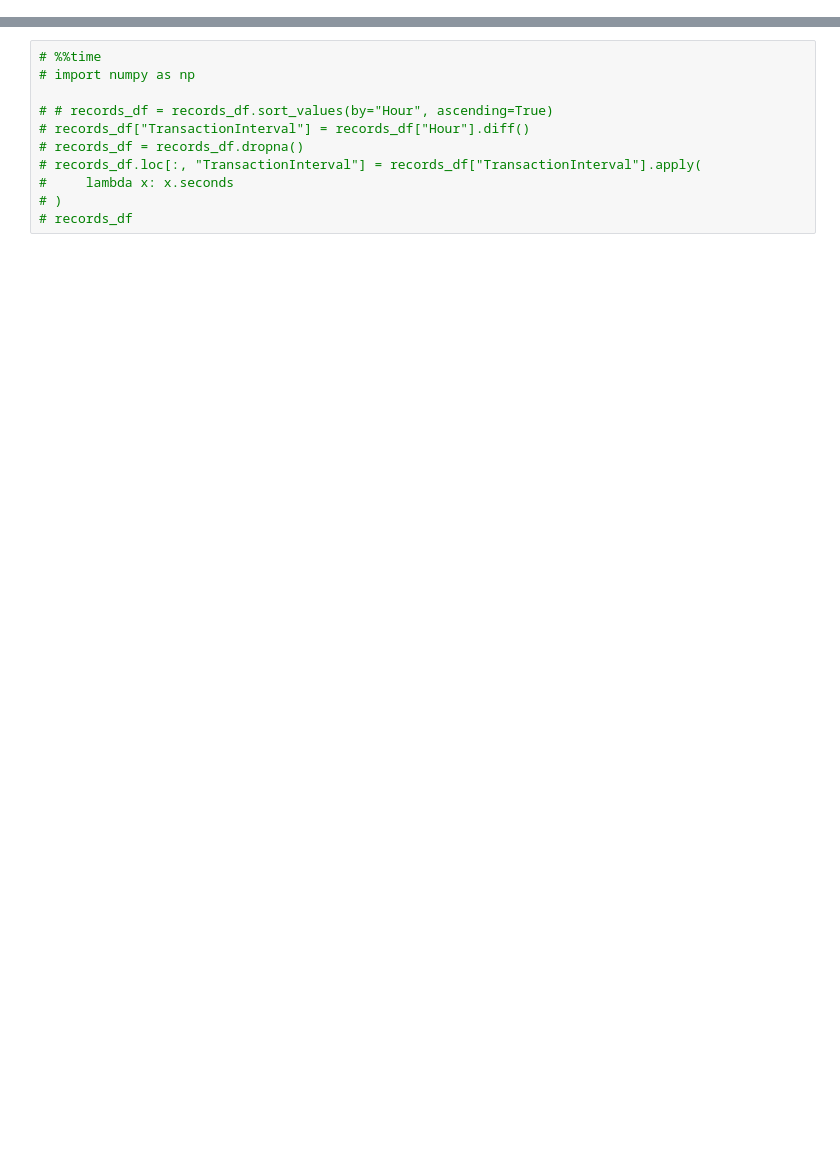
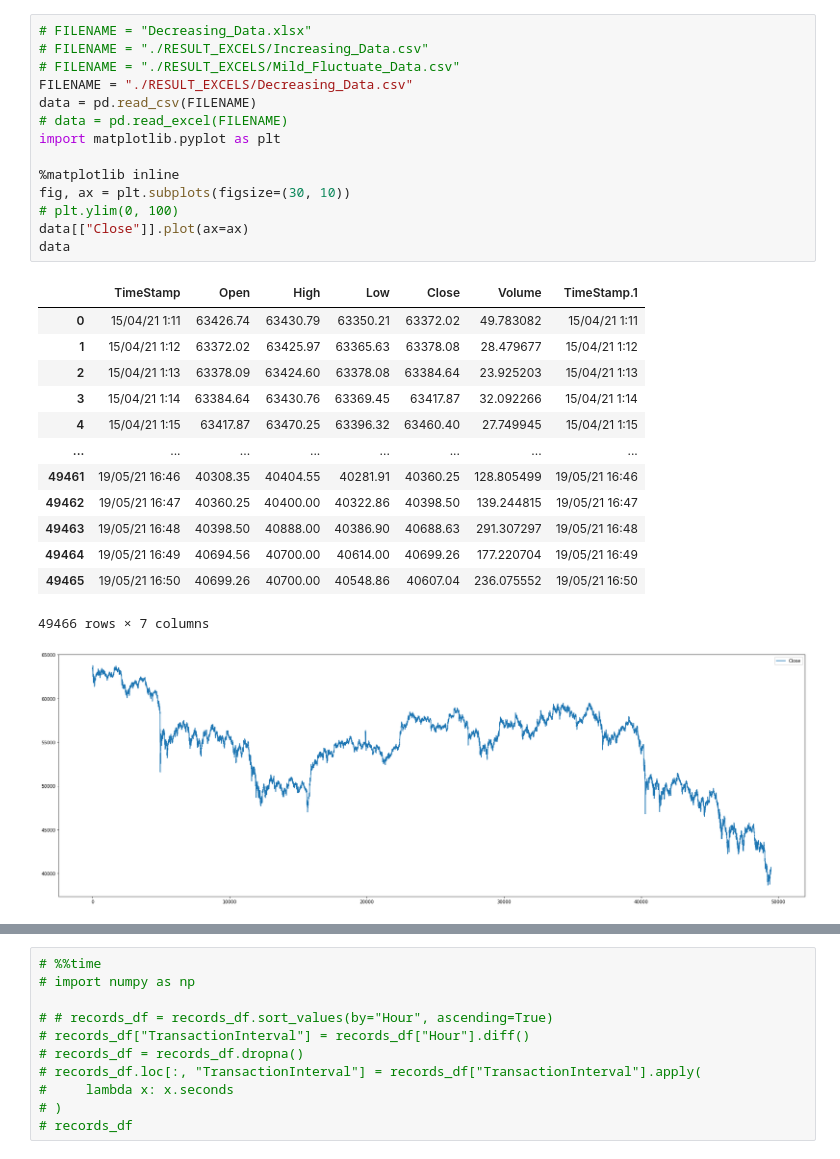
Before and after one commit to xujunhuii/huobi_Python, a Jupyter notebook: AlgoTrading/ParameterAnalysis/All_Methods.ipynb, the cells around one changed output, grey strips where cells are left out. Drawn from its saved outputs; the diff is of its cells as text; blank space fills up the shorter version.

```diff
--- a/AlgoTrading/ParameterAnalysis/All_Methods.ipynb
+++ b/AlgoTrading/ParameterAnalysis/All_Methods.ipynb
@@ -1 +36,30 @@
+# %%
+# FILENAME = "Decreasing_Data.xlsx"
+# FILENAME = "./RESULT_EXCELS/Increasing_Data.csv"
+# FILENAME = "./RESULT_EXCELS/Mild_Fluctuate_Data.csv"
+FILENAME = "./RESULT_EXCELS/Decreasing_Data.csv"
+data = pd.read_csv(FILENAME)
+# data = pd.read_excel(FILENAME)
+import matplotlib.pyplot as plt
+
+%matplotlib inline
+fig, ax = plt.subplots(figsize=(30, 10))
+# plt.ylim(0, 100)
+data[["Close"]].plot(ax=ax)
+data
+# %% [output]
+|  | TimeStamp | Open | High | Low | Close | Volume | TimeStamp.1 |
+| 0 | 15/04/21 1:11 | 63426.74 | 63430.79 | 63350.21 | 63372.02 | 49.783082 | 15/04/21 1:11 |
+| 1 | 15/04/21 1:12 | 63372.02 | 63425.97 | 63365.63 | 63378.08 | 28.479677 | 15/04/21 1:12 |
+| 2 | 15/04/21 1:13 | 63378.09 | 63424.60 | 63378.08 | 63384.64 | 23.925203 | 15/04/21 1:13 |
+| 3 | 15/04/21 1:14 | 63384.64 | 63430.76 | 63369.45 | 63417.87 | 32.092266 | 15/04/21 1:14 |
+| 4 | 15/04/21 1:15 | 63417.87 | 63470.25 | 63396.32 | 63460.40 | 27.749945 | 15/04/21 1:15 |
+| ... | ... | ... | ... | ... | ... | ... | ... |
+| 49461 | 19/05/21 16:46 | 40308.35 | 40404.55 | 40281.91 | 40360.25 | 128.805499 | 19/05/21 16:46 |
+| 49462 | 19/05/21 16:47 | 40360.25 | 40400.00 | 40322.86 | 40398.50 | 139.244815 | 19/05/21 16:47 |
+| 49463 | 19/05/21 16:48 | 40398.50 | 40888.00 | 40386.90 | 40688.63 | 291.307297 | 19/05/21 16:48 |
+| 49464 | 19/05/21 16:49 | 40694.56 | 40700.00 | 40614.00 | 40699.26 | 177.220704 | 19/05/21 16:49 |
+| 49465 | 19/05/21 16:50 | 40699.26 | 40700.00 | 40548.86 | 40607.04 | 236.075552 | 19/05/21 16:50 |
+49466 rows × 7 columns
+[figure, added]
 # %%
```
Also changed, not shown: parts of 8 cells of this notebook, 2 other files.
